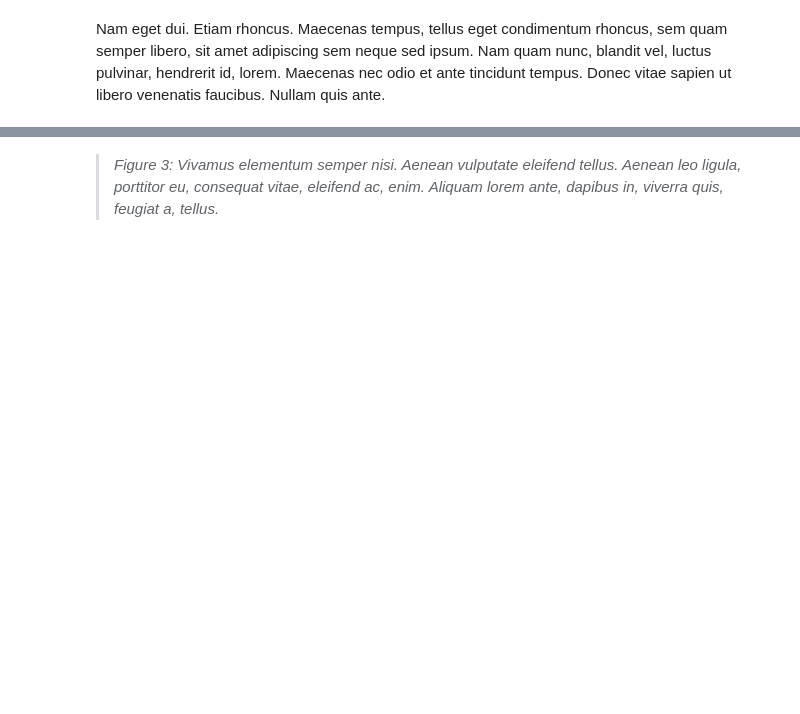
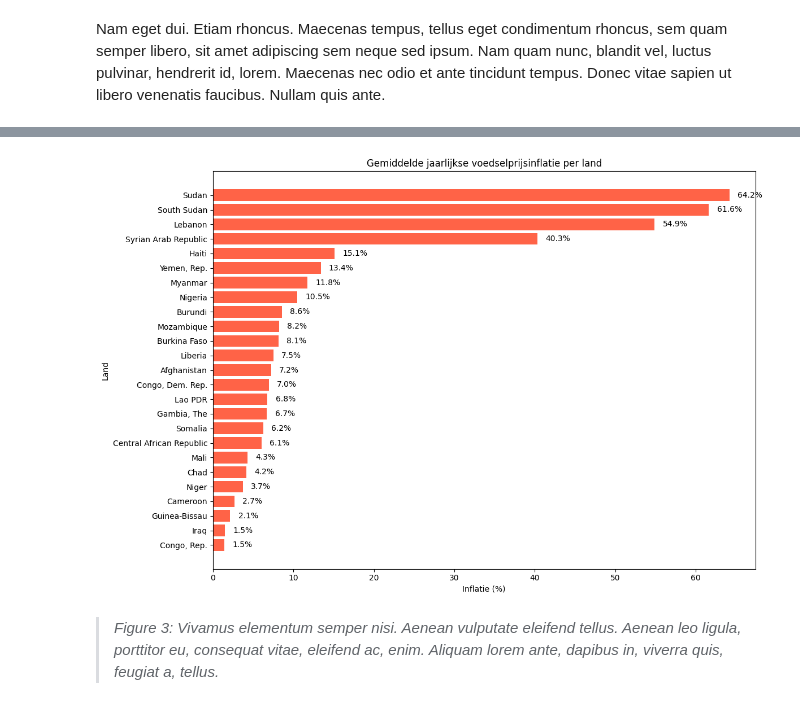
Before and after one commit to DiazWiersma/data-story, a Jupyter notebook: docs/format.ipynb, the cells around one changed output, grey strips where cells are left out. Saved outputs shown, nothing was run; the diff lists cells and outputs as text; code cells hidden in the pictures; blank space fills up the shorter version.

```diff
--- a/docs/format.ipynb
+++ b/docs/format.ipynb
@@ -190,43 +89,60 @@ It va esser tam simplic quam Occidental in fact, it va esser Occidental. A un An
 # %%
-import plotly.graph_objects as go
 import pandas as pd
+import matplotlib.pyplot as plt
+import numpy as np
 
-# Read the data from table3.csv
-df3 = pd.read_csv('table3.csv')
+# Data inladen
+inflatie = pd.read_csv("WLD_RTFP_country_2023-10-02.csv", low_memory=False)
 
-# Create an empty figure
-fig3 = go.Figure()
+# Datum omzetten
+inflatie['date'] = pd.to_datetime(inflatie['date'])
 
-# Define a list of tuples with the variable names and their respective colors
-variables = [("Collective agreement (CAO) (% (very) satisfied)", '#00a1cd'),
-             ("Salary (% (very) satisfied)", '#0058b8')]
+# Jaar extraheren (staat er al, maar voor zekerheid)
+inflatie['year'] = inflatie['date'].dt.year
 
-# Loop over the variables to add a trace for each one
-for var, color in variables:
-    name = var.split("(")[0].strip()
-    fig3.add_trace(go.Bar(
-        y=df3["Bedrijfstak"],
-        x=df3[var],
-        name=name,
-        orientation='h',
-        hovertemplate=f'%{{y}}<br>{name}: <b>%{{x}}% (very) satisfied</b><extra></extra>',
-        marker_color=color
-    ))
+# Prijs kolom kiezen
+prijs_kolom = 'Close'  # slotprijs als proxy voor voedselprijs
 
-# Customize the plot layout
-fig3.update_layout(
-    plot_bgcolor='white',
-    title="Percentage of employees satisfied with<br>collective agreement and salary (15-74 yrs), 2022",
-    xaxis=dict(title='', title_standoff=10, automargin=True, range=[0, 100]),  # Hide the original x-axis title
-    yaxis=dict(title='', autorange="reversed", automargin=True),  # Remove y-axis title and add more whitespace between items
-    legend=dict(title='', orientation='h', yanchor='bottom', y=-0.3, xanchor='right', x=0.04),  # Update legend settings
-    barmode='group',  # Stack bars instead of placing them side-by-side
-    height=600,
-    annotations=[dict(x=1.015, y=-0.15, xref='paper', yref='paper', showarrow=False, text="(%) very satisfied")]  # Add annotation as x-axis title
-)
+# Gemiddelde prijs per land per jaar
+jaarprijs = inflatie.groupby(['country', 'year'])[prijs_kolom].mean().reset_index()
 
-# Show the plot
-fig3.show()
+# Vul ontbrekende prijswaarden eerst op (optioneel, afhankelijk van je data)
+jaarprijs[prijs_kolom] = jaarprijs.groupby('country')[prijs_kolom].transform(lambda x: x.ffill())
+
+# Jaarlijkse inflatie berekenen zonder fill_method-warning
+jaarprijs['inflatie'] = jaarprijs.groupby('country')[prijs_kolom].pct_change(fill_method=None) * 100
+
+# Verwijder eerste NaN per land (kan niet berekend worden)
+inflatie_long = jaarprijs.dropna(subset=['inflatie']).reset_index(drop=True)
+
+# Gemiddelde inflatie per land over jaren
+gem_inflatie = inflatie_long.groupby('country')['inflatie'].mean().reset_index()
+
+# Sorteren voor grafiek
+gem_inflatie = gem_inflatie.sort_values('inflatie', ascending=True)
+
+# Kleur: rood voor positieve inflatie, blauw anders
+colors = np.where(gem_inflatie['inflatie'] > 0, 'tomato', 'steelblue')
+
+# Plotten
+plt.figure(figsize=(12,8))
+bars = plt.barh(gem_inflatie['country'], gem_inflatie['inflatie'], color=colors)
+plt.axvline(0, color='black', linewidth=0.8)
+
+plt.title('Gemiddelde jaarlijkse voedselprijsinflatie per land')
+plt.xlabel('Inflatie (%)')
+plt.ylabel('Land')
+
+# Waarden naast balken
+for bar in bars:
+    width = bar.get_width()
+    plt.text(width + (1 if width > 0 else -5), bar.get_y() + bar.get_height()/2,
+             f'{width:.1f}%', va='center', ha='left' if width > 0 else 'right')
+
+plt.tight_layout()
+plt.show()
+# %% [output]
+[figure, added]
 # %% [markdown]
 > *Figure 3: Vivamus elementum semper nisi. Aenean vulputate eleifend tellus. Aenean leo ligula, porttitor eu, consequat vitae, eleifend ac, enim. Aliquam lorem ante, dapibus in, viverra quis, feugiat a, tellus.*
 # %% [markdown]
```
Also changed, not shown: parts of 23 cells of this notebook.
